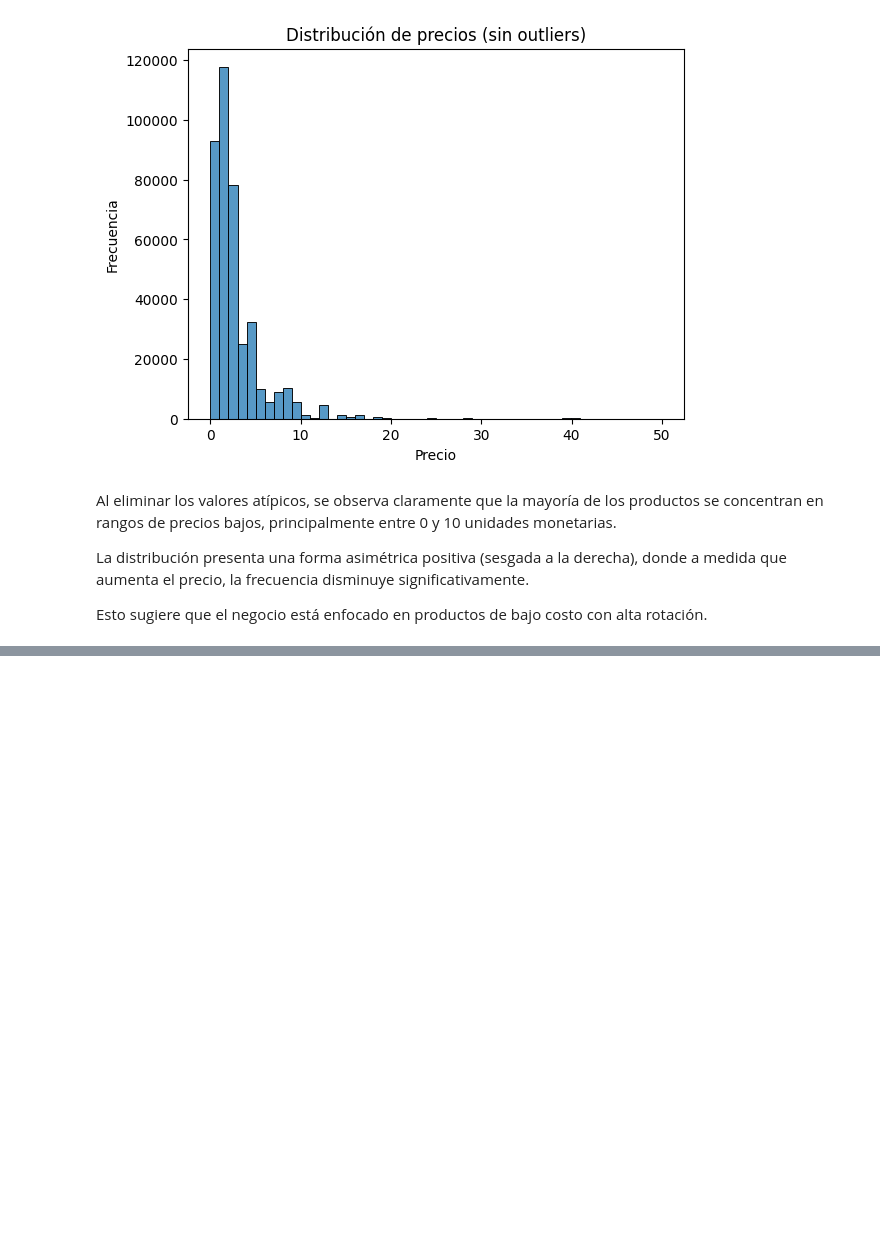
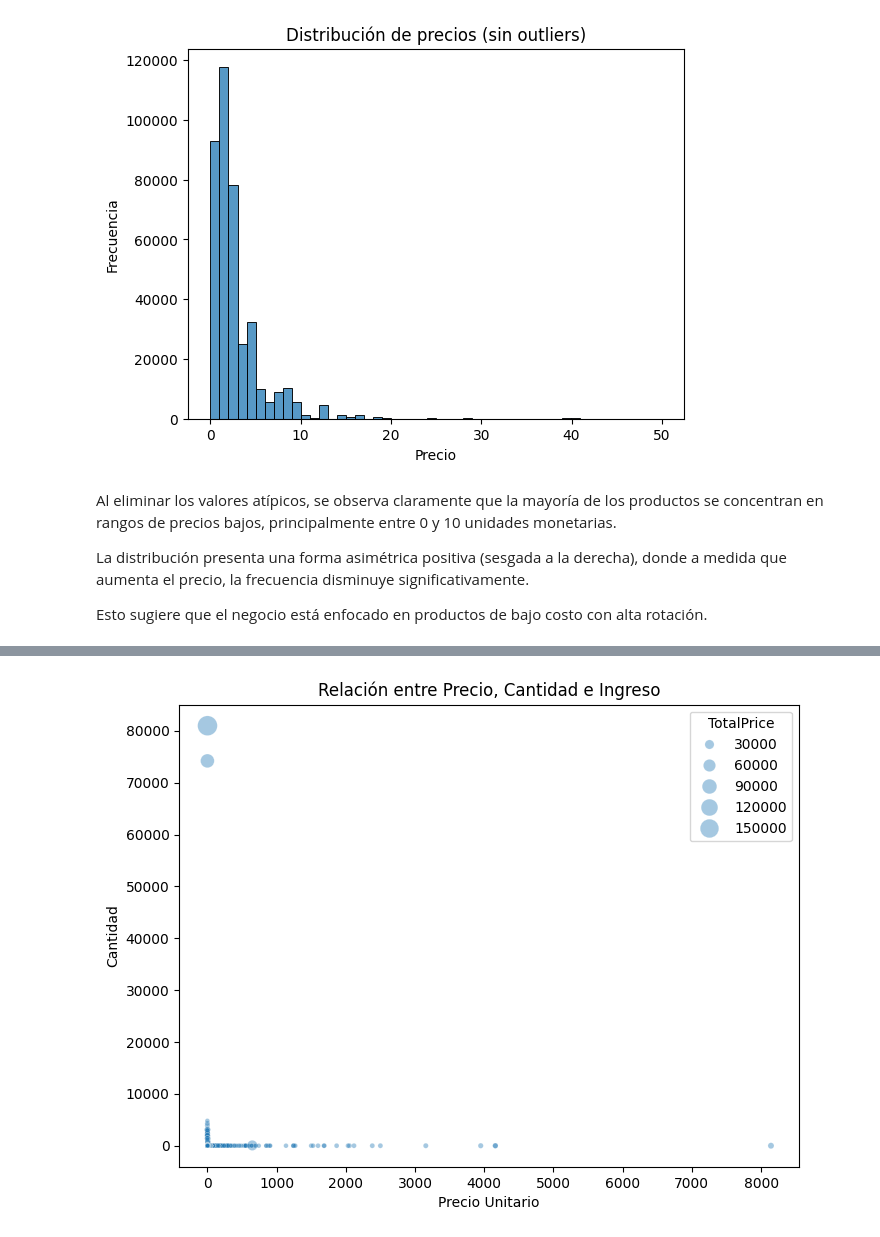
Before and after one commit to clorenaba2703-arch/mlops-retail-project, a Jupyter notebook: notebooks/eda.ipynb, the cells around one changed output, grey strips where cells are left out. Saved outputs shown, nothing was run; the diff lists cells and outputs as text; code cells hidden in the pictures; blank space fills up the shorter version.

```diff
--- a/notebooks/eda.ipynb
+++ b/notebooks/eda.ipynb
@@ -207,0 +276,20 @@ Esto sugiere que el negocio está enfocado en productos de bajo costo con alta r
+# %%
+import seaborn as sns
+import matplotlib.pyplot as plt
+
+plt.figure(figsize=(8,6))
+
+sns.scatterplot(
+    x=df['UnitPrice'],
+    y=df['Quantity'],
+    size=df['TotalPrice'],
+    sizes=(10, 200),
+    alpha=0.4
+)
+
+plt.title("Relación entre Precio, Cantidad e Ingreso")
+plt.xlabel("Precio Unitario")
+plt.ylabel("Cantidad")
+plt.show()
+# %% [output]
+[figure, added]
```
Also changed, not shown: parts of 10 cells of this notebook, 2 other files.
